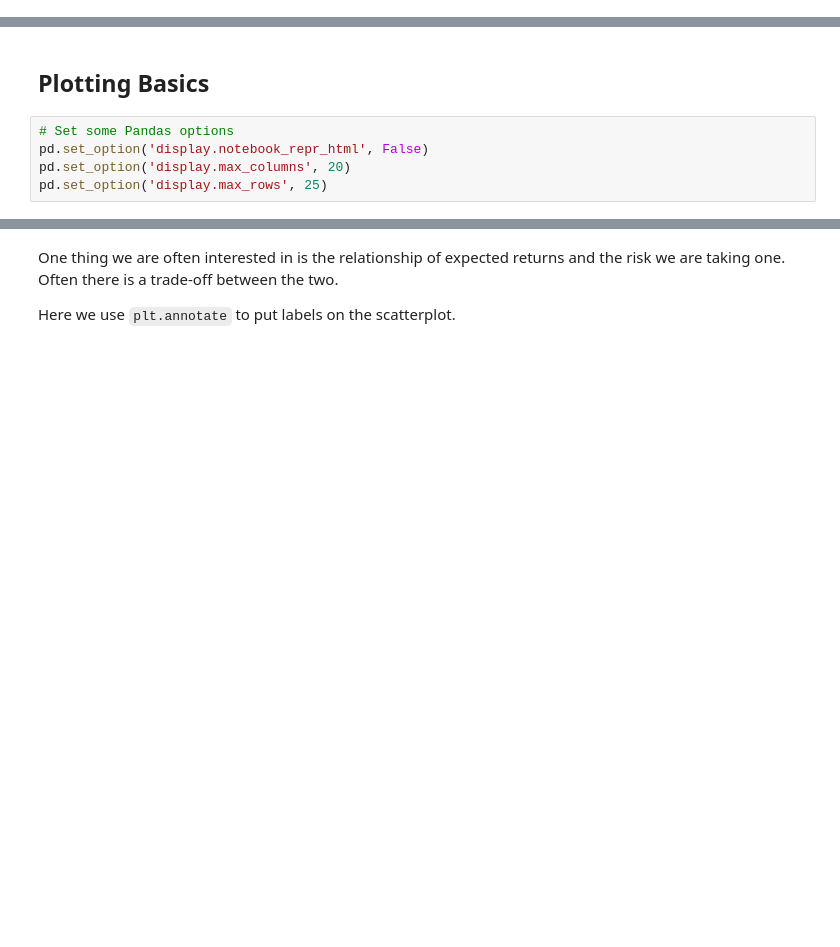
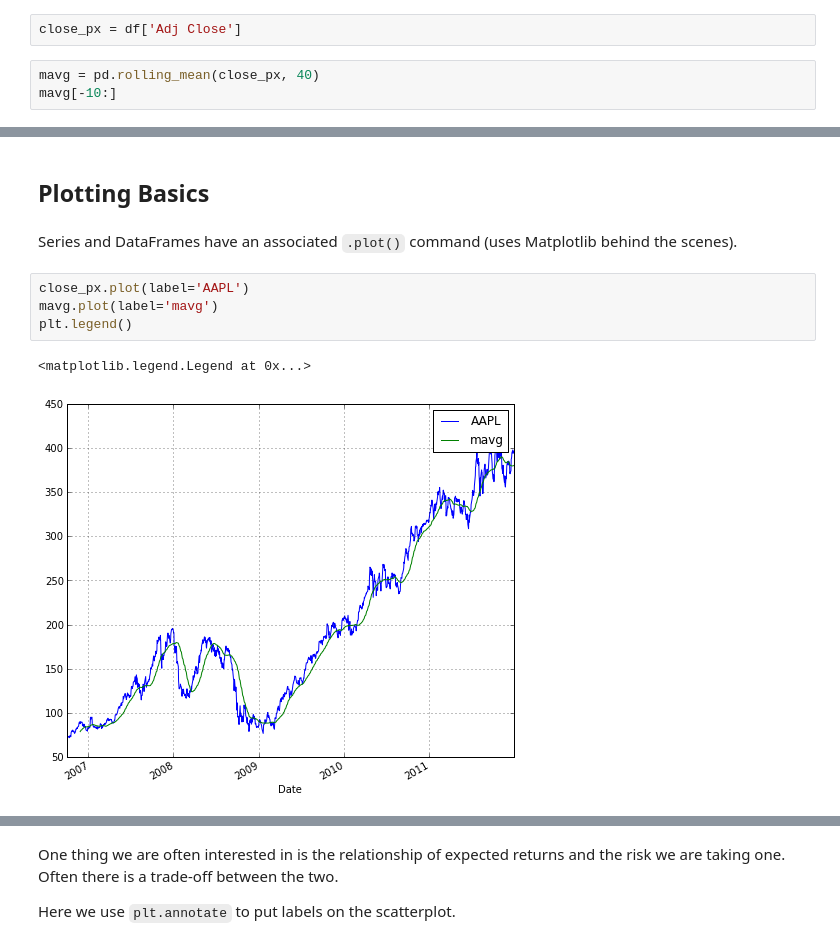
Before and after one commit to twiecki/financial-analysis-python-tutorial, a Jupyter notebook: 1. Pandas Basics.ipynb, the cells around one changed output, grey strips where cells are left out. Drawn from its saved outputs; the diff is of its cells as text; blank space fills up the shorter version.

```diff
--- a/1. Pandas Basics.ipynb
+++ b/1. Pandas Basics.ipynb
@@ -248,0 +260,5 @@ df.head()
+# %%
+close_px = df['Adj Close']
+# %%
+mavg = pd.rolling_mean(close_px, 40)
+mavg[-10:]
@@ -249,11 +305,15 @@ df.head()
 # %% [markdown]
 Plotting Basics
 ---------------
-# %%
-# Set some Pandas options
-pd.set_option('display.notebook_repr_html', False)
-pd.set_option('display.max_columns', 20)
-pd.set_option('display.max_rows', 25)
+# %% [markdown]
+Series and DataFrames have an associated `.plot()` command (uses Matplotlib behind the scenes).
+# %%
+close_px.plot(label='AAPL')
+mavg.plot(label='mavg')
+plt.legend()
+# %% [output]
+<matplotlib.legend.Legend at 0x...>
+[figure, added]
 # %%
 df = pd.io.data.get_data_yahoo(['AAPL', 'GE', 'GOOG', 'IBM', 'KO', 'MSFT', 'PEP'],
                                start=datetime.datetime(2010, 1, 1),
```
Also changed, not shown: parts of 40 cells of this notebook, 2 other files.
